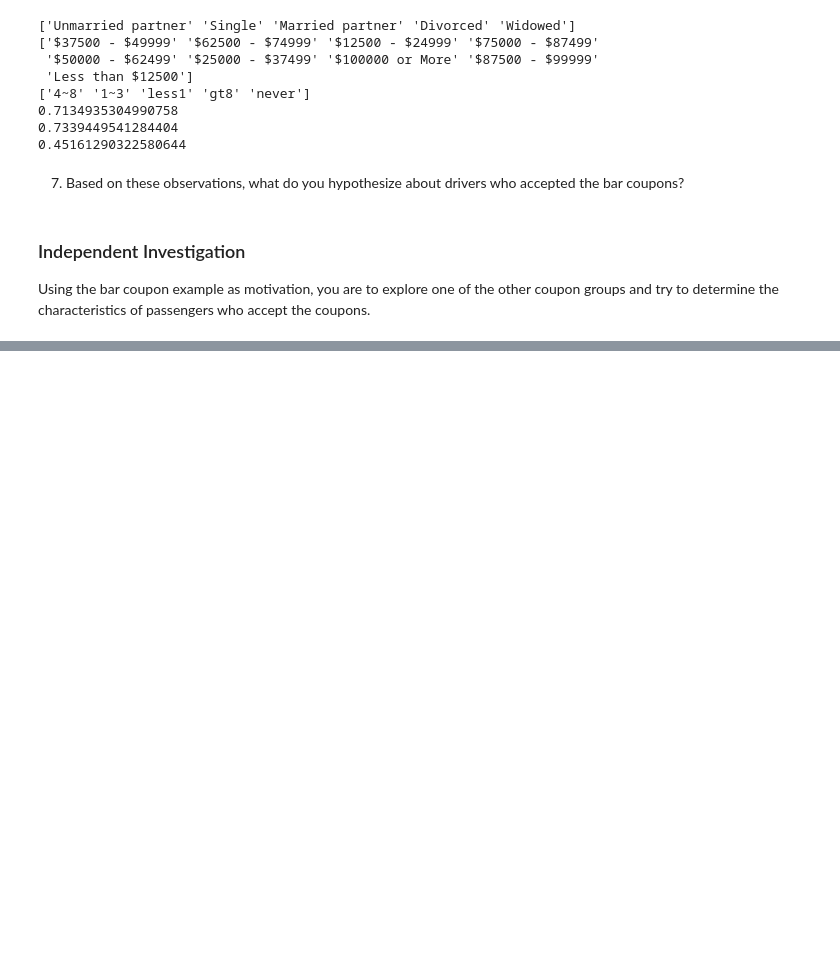
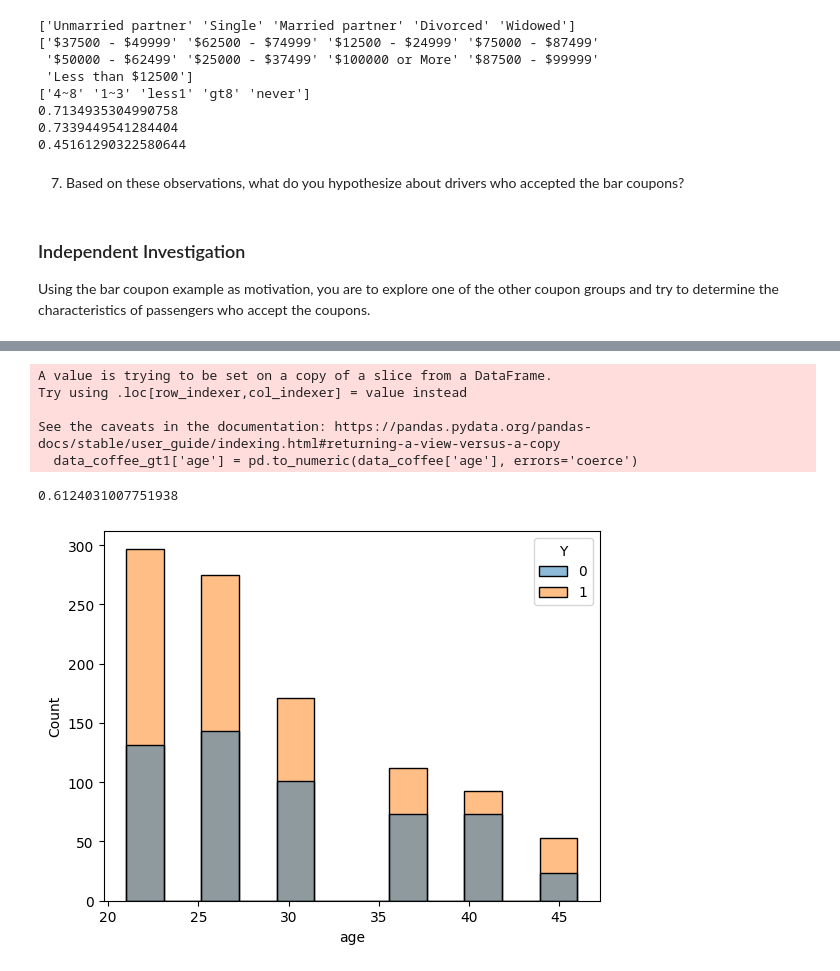
Before and after one commit to haowenjiang1118/AI_cert_project, a Jupyter notebook: module5.ipynb, the cells around one changed output, grey strips where cells are left out. Saved outputs shown, nothing was run; the diff lists cells and outputs as text; code cells hidden in the pictures; blank space fills up the shorter version.

```diff
--- a/module5.ipynb
+++ b/module5.ipynb
@@ -359,0 +422,18 @@ Using the bar coupon example as motivation, you are to explore one of the other
+# %%
+# caculate the rate of gt1 with people getting employed and age over 27
+data_coffee_gt1['age'] = pd.to_numeric(data_coffee['age'], errors='coerce')
+gt1_ageover25_employed = data_coffee_gt1.query('age > 27 and occupation != "Unemployed"')
+rate_gt1_ageover25_employed = gt1_ageover25_employed.query('Y==1')['Y'].count() / gt1_ageover25_employed.shape[0]
+print(rate_gt1_ageover25_employed)
+sns.histplot(data=data_coffee_gt1,x='age',hue='Y')
+plt.savefig('image/hist_age_withHue_coffeeshop.png')
+# From the numeric data above, we can see that there is a drop in the acceptance rate,
+# this indicates that younger people who are unemployed would be more likely to be the coupon users
+# %% [output]
+A value is trying to be set on a copy of a slice from a DataFrame.
+Try using .loc[row_indexer,col_indexer] = value instead
+
+See the caveats in the documentation: https://pandas.pydata.org/pandas-docs/stable/user_guide/indexing.html#returning-a-view-versus-a-copy
+  data_coffee_gt1['age'] = pd.to_numeric(data_coffee['age'], errors='coerce')
+0.6124031007751938
+[figure, added]
```
Also changed, not shown: parts of 8 cells of this notebook.
